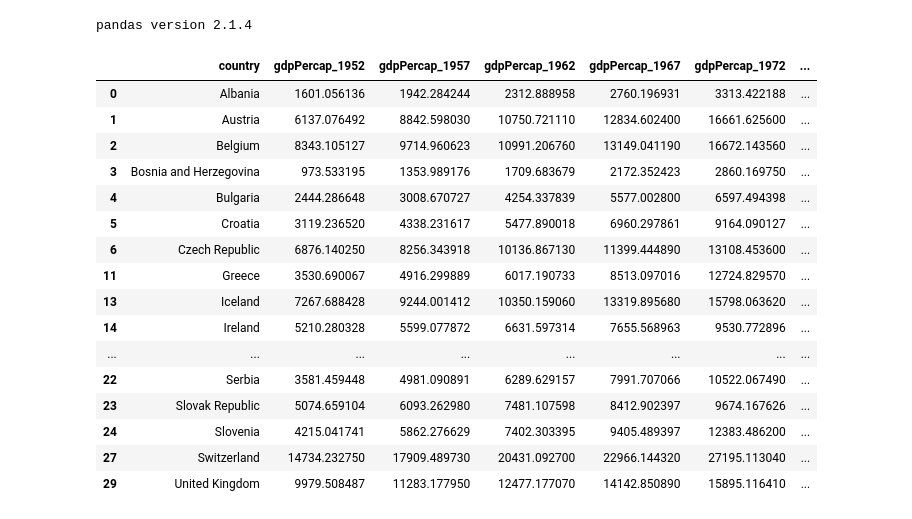
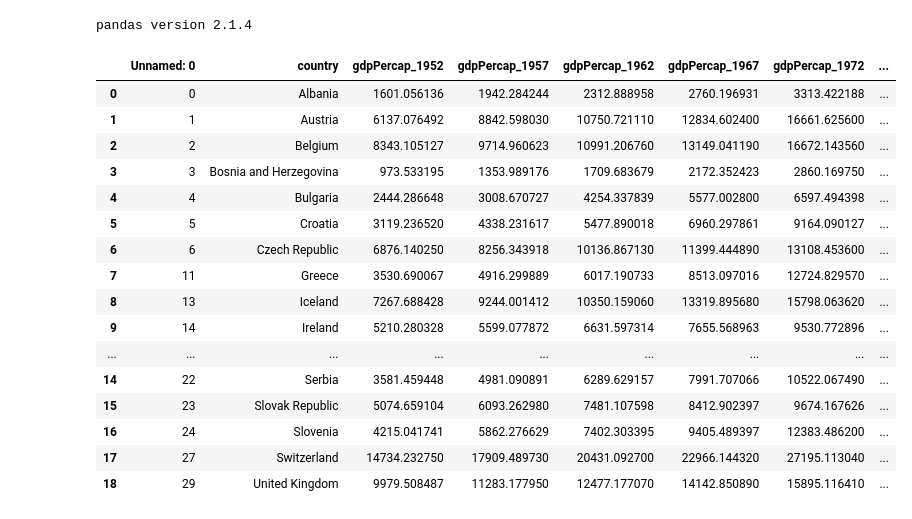
Before and after one commit to laitanawe/pandasds, a Jupyter notebook: workshops/pdseries03.ipynb, the cells around one changed output. Saved outputs shown, nothing was run; the diff lists cells and outputs as text; code cells hidden in the pictures.

```diff
--- a/workshops/pdseries03.ipynb
+++ b/workshops/pdseries03.ipynb
@@ -26,54 +339,67 @@ data[data["country"].str.contains("ria|land")]
 # Return rows where the country name starts with a vowel # using regular expressions
 data[data["country"].str.contains(r"^[AEIOUaeiou]", na=False)]
 
+# Return rows where the country name ends with a vowel # using regular expressions
+data[data["country"].str.contains(r"[AEIOUaeiou]$", na=False)]
+
 # Return rows where the country name contains exactly two vowels # using regular expressions
 data[data["country"].str.contains(r"^[^AEIOUaeiou]*[AEIOUaeiou][^AEIOUaeiou]*[AEIOUaeiou][^AEIOUaeiou]*$", na=False)]
 
 # Return rows where the country name contains repeated letters # using regular expressions
 data[data["country"].str.contains(r"(.)\1", na=False)]
 
 # Return rows where the country name contains Sp letters at the beginning # using regular expressions
 data[data["country"].str.contains(r"(^Sp)", na=False)]
 
 # Return rows where the country name contains ny at the end # using regular expressions
 data[data["country"].str.contains(r"(ny$)", na=False)]
 
 # Return rows where the country name contains ria or any at the end # using regular expressions
 data[data["country"].str.contains(r"any$|ria$", case=False, na=False)]
 
 # Return rows where the country name contains 8 letters # using regular expressions
 data[data["country"].str.contains(r"(^.{8}$)", na=False)]
 
+# How do you return rows where the country name contains 10 letters? # using regular expressions
+data[data["country"].str.contains(r"(^.{10}$)", na=False)]
+
 # Return rows where the country name contains 3 or more vowels # using regular expressions
 data[data["country"].str.contains(r"([AEIOUaeiou].*){3,}", na=False)]
+
+# Return rows where the country name contains 4 or more vowels # using regular expressions
+data[data["country"].str.contains(r"([AEIOUaeiou].*){4,}", na=False)]
 
 # Return rows where the country name contains spaces # using regular expressions
 data[data["country"].str.contains(r"[ ]", na=False)]
 
 # Return rows where the country name starts and ends with the same letter # using regular expressions
 data[data["country"].str.contains(r"^(.).*\1$", na=False)]
 
 # To turn off regular expressions. Country name contains 3 or more vowels # using regular expressions
 data[data["country"].str.contains(r"([AEIOUaeiou].*){3,}", na=False, regex=False)]
 
 # To turn on regular expressions. Country name contains 3 or more vowels # using regular expressions
-data[data["country"].str.contains(r"([AEIOUaeiou].*){3,}", na=False, regex=True)]
+threemore = data[data["country"].str.contains(r"([AEIOUaeiou].*){3,}", na=False, regex=True)]
+threemore
+threemore.to_csv('threemoreresult.csv')
+newdata = pd.read_csv('threemoreresult.csv')
+newdata
 # %% [output]
 pandas version 2.1.4
-|  | country | gdpPercap_1952 | gdpPercap_1957 | gdpPercap_1962 | gdpPercap_1967 | gdpPercap_1972 | ... |
-| 0 | Albania | 1601.056136 | 1942.284244 | 2312.888958 | 2760.196931 | 3313.422188 | ... |
-| 1 | Austria | 6137.076492 | 8842.598030 | 10750.721110 | 12834.602400 | 16661.625600 | ... |
-| 2 | Belgium | 8343.105127 | 9714.960623 | 10991.206760 | 13149.041190 | 16672.143560 | ... |
-| 3 | Bosnia and Herzegovina | 973.533195 | 1353.989176 | 1709.683679 | 2172.352423 | 2860.169750 | ... |
-| 4 | Bulgaria | 2444.286648 | 3008.670727 | 4254.337839 | 5577.002800 | 6597.494398 | ... |
-| 5 | Croatia | 3119.236520 | 4338.231617 | 5477.890018 | 6960.297861 | 9164.090127 | ... |
-| 6 | Czech Republic | 6876.140250 | 8256.343918 | 10136.867130 | 11399.444890 | 13108.453600 | ... |
-| 11 | Greece | 3530.690067 | 4916.299889 | 6017.190733 | 8513.097016 | 12724.829570 | ... |
-| 13 | Iceland | 7267.688428 | 9244.001412 | 10350.159060 | 13319.895680 | 15798.063620 | ... |
-| 14 | Ireland | 5210.280328 | 5599.077872 | 6631.597314 | 7655.568963 | 9530.772896 | ... |
-| ... | ... | ... | ... | ... | ... | ... | ... |
-| 22 | Serbia | 3581.459448 | 4981.090891 | 6289.629157 | 7991.707066 | 10522.067490 | ... |
-| 23 | Slovak Republic | 5074.659104 | 6093.262980 | 7481.107598 | 8412.902397 | 9674.167626 | ... |
-| 24 | Slovenia | 4215.041741 | 5862.276629 | 7402.303395 | 9405.489397 | 12383.486200 | ... |
-| 27 | Switzerland | 14734.232750 | 17909.489730 | 20431.092700 | 22966.144320 | 27195.113040 | ... |
-| 29 | United Kingdom | 9979.508487 | 11283.177950 | 12477.177070 | 14142.850890 | 15895.116410 | ... |
+|  | Unnamed: 0 | country | gdpPercap_1952 | gdpPercap_1957 | gdpPercap_1962 | gdpPercap_1967 | gdpPercap_1972 | ... |
+| 0 | 0 | Albania | 1601.056136 | 1942.284244 | 2312.888958 | 2760.196931 | 3313.422188 | ... |
+| 1 | 1 | Austria | 6137.076492 | 8842.598030 | 10750.721110 | 12834.602400 | 16661.625600 | ... |
+| 2 | 2 | Belgium | 8343.105127 | 9714.960623 | 10991.206760 | 13149.041190 | 16672.143560 | ... |
+| 3 | 3 | Bosnia and Herzegovina | 973.533195 | 1353.989176 | 1709.683679 | 2172.352423 | 2860.169750 | ... |
+| 4 | 4 | Bulgaria | 2444.286648 | 3008.670727 | 4254.337839 | 5577.002800 | 6597.494398 | ... |
+| 5 | 5 | Croatia | 3119.236520 | 4338.231617 | 5477.890018 | 6960.297861 | 9164.090127 | ... |
+| 6 | 6 | Czech Republic | 6876.140250 | 8256.343918 | 10136.867130 | 11399.444890 | 13108.453600 | ... |
+| 7 | 11 | Greece | 3530.690067 | 4916.299889 | 6017.190733 | 8513.097016 | 12724.829570 | ... |
+| 8 | 13 | Iceland | 7267.688428 | 9244.001412 | 10350.159060 | 13319.895680 | 15798.063620 | ... |
+| 9 | 14 | Ireland | 5210.280328 | 5599.077872 | 6631.597314 | 7655.568963 | 9530.772896 | ... |
+| ... | ... | ... | ... | ... | ... | ... | ... | ... |
+| 14 | 22 | Serbia | 3581.459448 | 4981.090891 | 6289.629157 | 7991.707066 | 10522.067490 | ... |
+| 15 | 23 | Slovak Republic | 5074.659104 | 6093.262980 | 7481.107598 | 8412.902397 | 9674.167626 | ... |
+| 16 | 24 | Slovenia | 4215.041741 | 5862.276629 | 7402.303395 | 9405.489397 | 12383.486200 | ... |
+| 17 | 27 | Switzerland | 14734.232750 | 17909.489730 | 20431.092700 | 22966.144320 | 27195.113040 | ... |
+| 18 | 29 | United Kingdom | 9979.508487 | 11283.177950 | 12477.177070 | 14142.850890 | 15895.116410 | ... |
```
Also changed, not shown: parts of 9 cells of this notebook.
